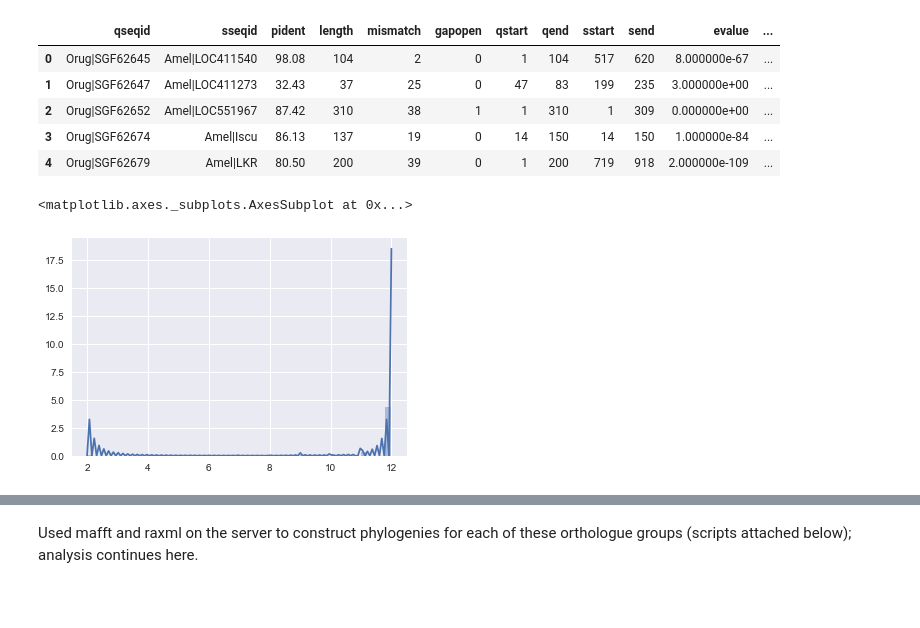
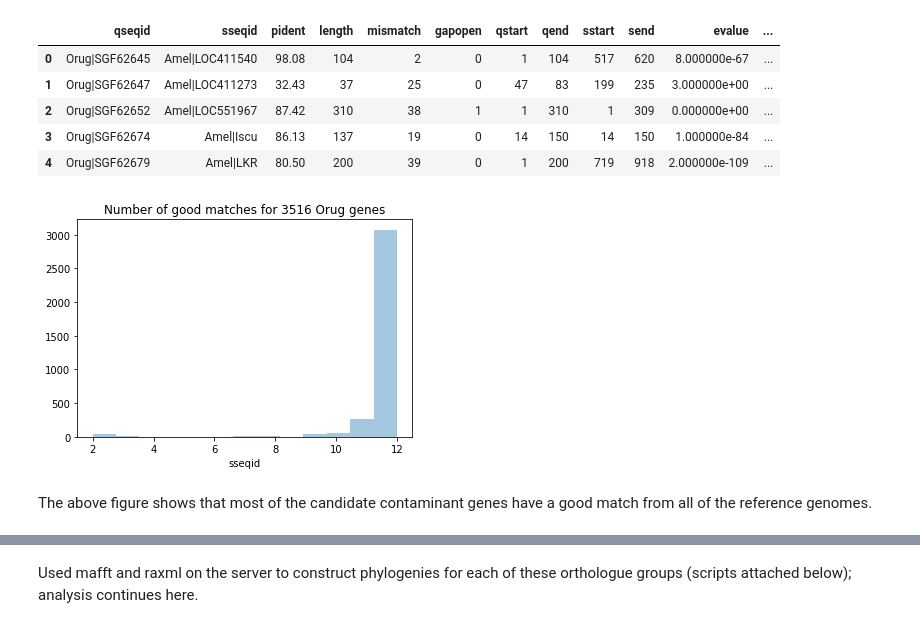
Before and after one commit to Social-Evolution-and-Behavior/insulin_signaling, a Jupyter notebook: Orug_contamination_removal.ipynb, the cells around one changed output, grey strips where cells are left out. Cells and saved outputs as stored; diff of their text form; code cells hidden in the pictures; blank space fills up the shorter version.

Commit message:
updated blast code in notebook

```diff
--- a/Orug_contamination_removal.ipynb
+++ b/Orug_contamination_removal.ipynb
@@ -98,4 +95,20 @@ sp_blast['Amel'].head()
 | 2 | Orug|SGF62652 | Amel|LOC551967 | 87.42 | 310 | 38 | 1 | 1 | 310 | 1 | 309 | 0.000000e+00 | ... |
 | 3 | Orug|SGF62674 | Amel|Iscu | 86.13 | 137 | 19 | 0 | 14 | 150 | 14 | 150 | 1.000000e-84 | ... |
 | 4 | Orug|SGF62679 | Amel|LKR | 80.50 | 200 | 39 | 0 | 1 | 200 | 719 | 918 | 2.000000e-109 | ... |
+# %%
+# get all genes with an evalue match < 0.01
+df_concat1 = pd.concat([sp_blast[sp][sp_blast[sp]['evalue'] < 0.01] for sp in sp_list], axis=0)
+# %%
+df_orug_hits = df_concat1.pivot_table(values='sseqid',
+                                       index='qseqid',
+                                       aggfunc=lambda x: list(x)
+                                      )
+# %%
+sns.distplot(df_orug_hits.sseqid.apply(lambda s: len(s)+1), kde=False, bins=13)
+plt.title("Number of good matches for {} Orug genes".format(len(df_orug_hits)))
+plt.show()
+# %% [output]
+[figure, added]
+# %% [markdown]
+The above figure shows that most of the candidate contaminant genes have a good match from all of the reference genomes.
 # %%
@@ -114,9 +126,0 @@ for key in Orug_hits.keys():
-# %%
-vals = []
-for i in Orug_hits.values():
-    vals.append(len(i))
-
-sns.distplot(vals)
-# %% [output]
-<matplotlib.axes._subplots.AxesSubplot at 0x...>
-[figure, removed]
```
Also changed, not shown: parts of 18 cells of this notebook.
